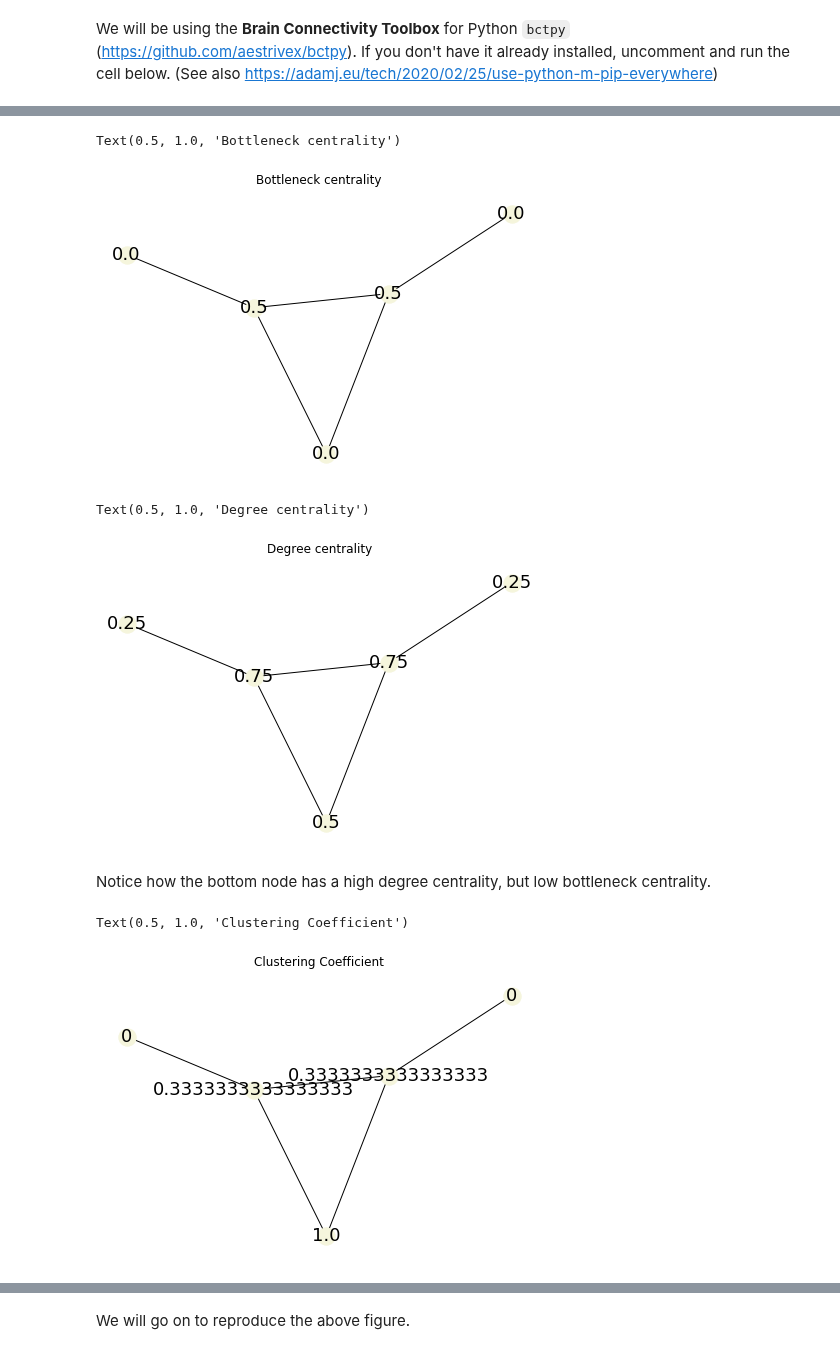
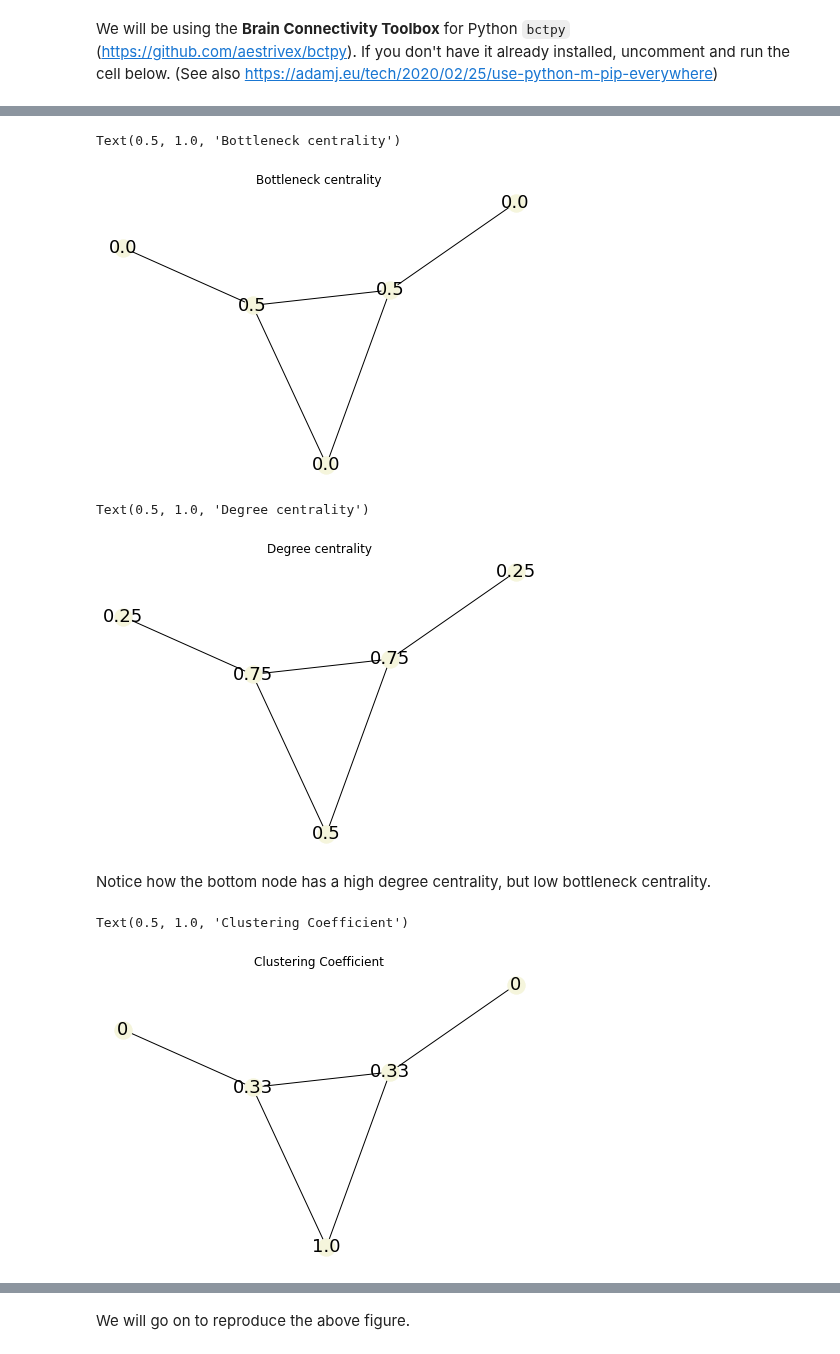
Before and after one commit to computational-medicine/BMED360-2021, a Jupyter notebook: Lab6-Networks-Graphs/01-Concepts-in-network-theory.ipynb, the cells around one changed output, grey strips where cells are left out. Cells and saved outputs as stored; diff of their text form; code cells hidden in the pictures.

```diff
--- a/Lab6-Networks-Graphs/01-Concepts-in-network-theory.ipynb
+++ b/Lab6-Networks-Graphs/01-Concepts-in-network-theory.ipynb
@@ -144,7 +272,7 @@ A = np.array([
        [0., 0., 0., 1., 0.]])
 
 A
-G = nx.from_numpy_array(A)
+G = nx.from_numpy_array(A.T)
 # %%
 btw = nx.betweenness_centrality(G)
 #pos = nx.drawing.layout.kamada_kawai_layout(G)
@@ -153,23 +281,25 @@ nx.draw(G, pos=pos, labels=btw, node_color='beige', font_size=18, font_color='k'
 plt.title('Bottleneck centrality')
 # %% [output]
 Text(0.5, 1.0, 'Bottleneck centrality')
-[figure, old version]
+[figure, new version]
 # %%
 deg = nx.centrality.degree_centrality(G)
 nx.draw(G, pos=pos, labels=deg, node_color='beige', font_size=18, font_color='k')
 plt.title('Degree centrality')
 # %% [output]
 Text(0.5, 1.0, 'Degree centrality')
-[figure, old version]
+[figure, new version]
 # %% [markdown]
 Notice how the bottom node has a high degree centrality, but low bottleneck centrality.
 # %%
 cc = nx.clustering(G)
-nx.draw(G, pos=pos, labels=cc, node_color='beige', font_size=18, font_color='k')
+cc2 = {key : round(cc[key], 2) for key in cc}  # dictionary comprehension for rounding values to 2 decimals
+
+nx.draw(G, pos=pos, labels=cc2, node_color='beige', font_size=18, font_color='k')
 plt.title('Clustering Coefficient')
 # %% [output]
 Text(0.5, 1.0, 'Clustering Coefficient')
-[figure, old version]
+[figure, new version]
 # %% [markdown]
 # A more advanced example of network theory in action
 Consider the world wide web (WWW), one of the more familiar networks of everyday life. When performing a search with your search engine of choice, it has to sort the results based on some kind of importance metric. The old method of doing this was to base it upon page *content*, and rate it accordingly. This method yielded very poor results. An ingenious milestone was, paradoxically, to dismiss the site content, and *only* look at its **topological** position in the network.
```
Also changed, not shown: parts of 31 cells of this notebook, 3 other files.
